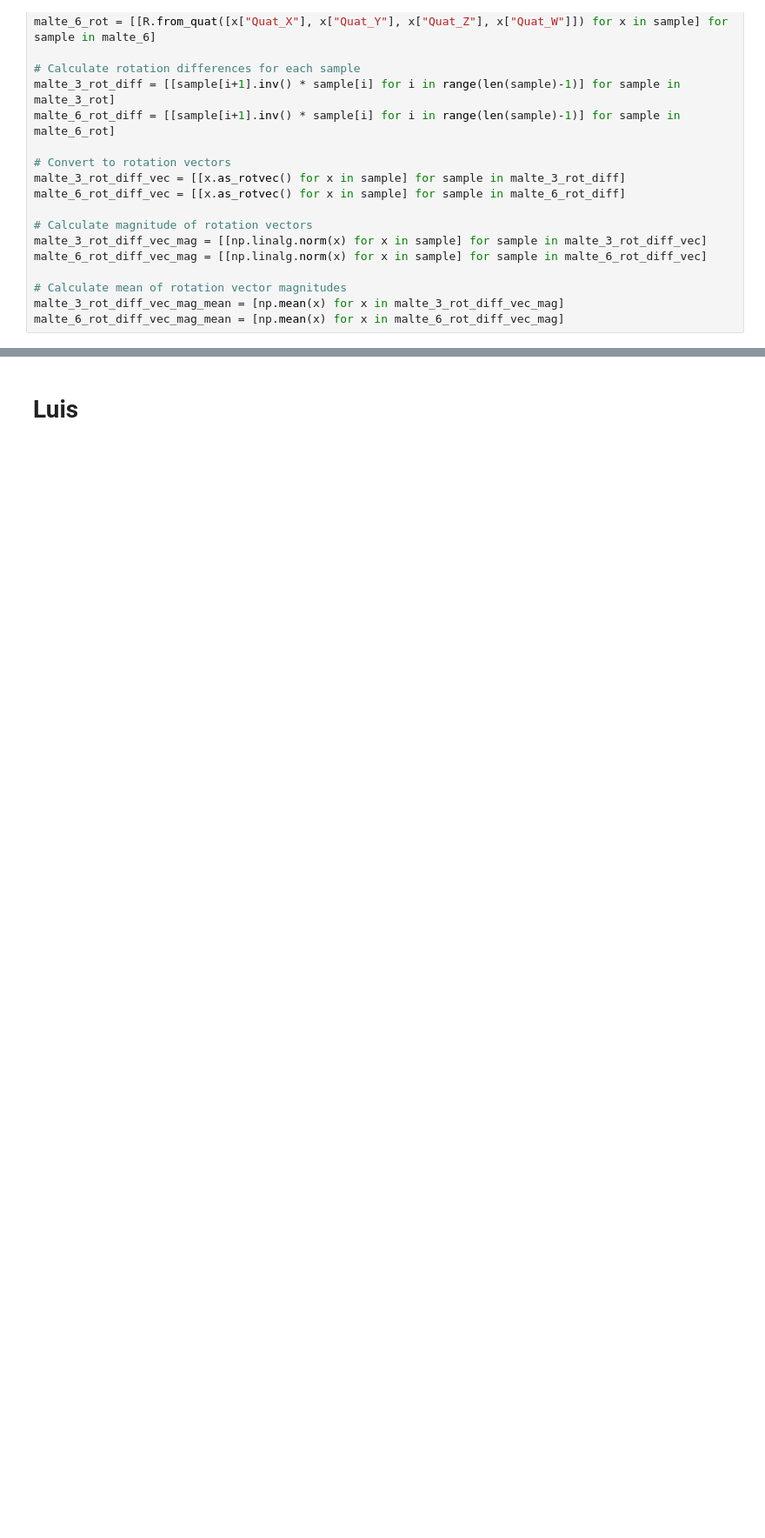
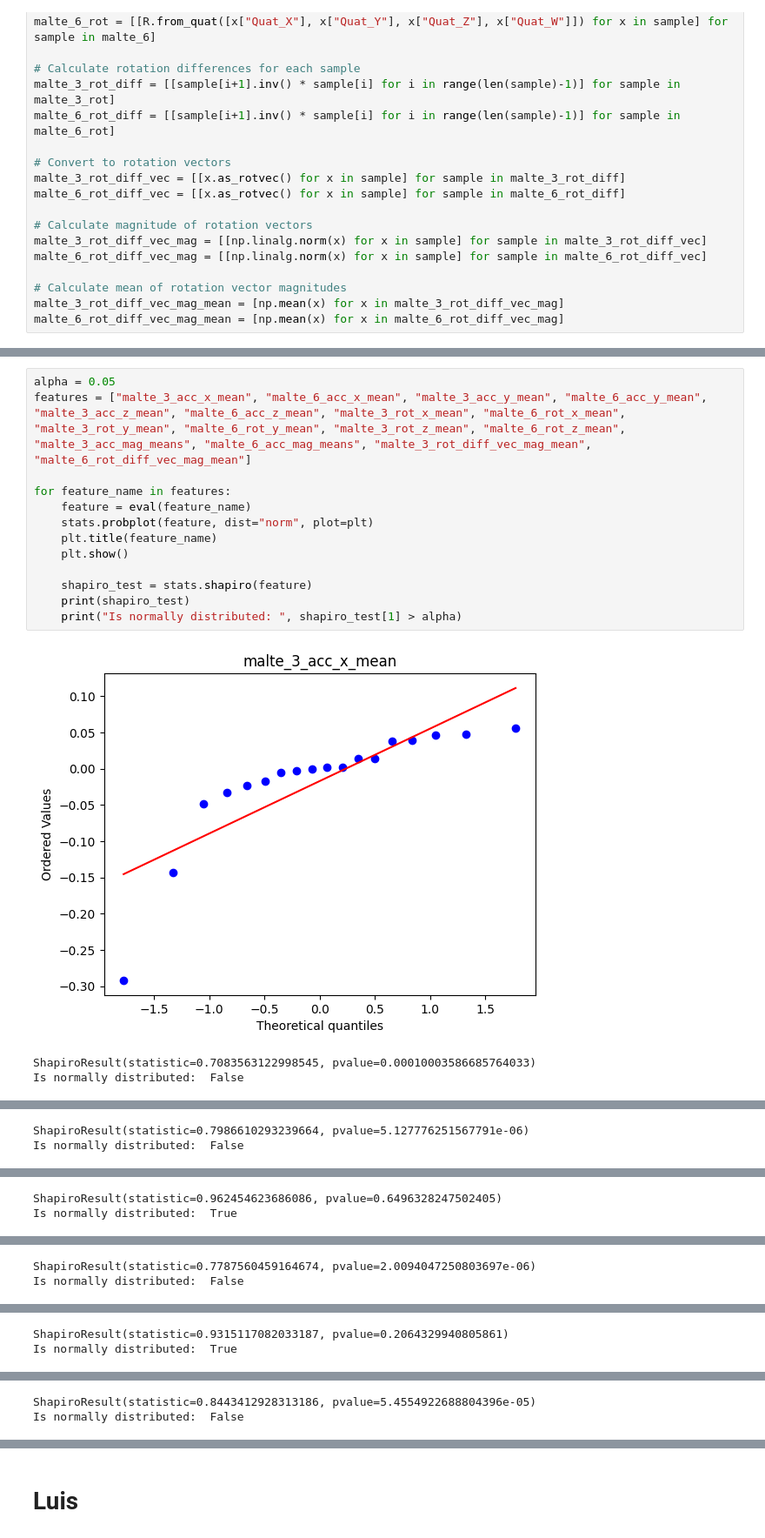
Before and after one commit to malte-j/climbing-grade-classifier, a Jupyter notebook: statistical-tests.ipynb, the cells around one changed output, grey strips where cells are left out. Shown at 87% size. Cells and saved outputs as stored; diff of their text form; blank space fills up the shorter version.

Commit message:
add shapiro wilk test

```diff
--- a/statistical-tests.ipynb
+++ b/statistical-tests.ipynb
@@ -171,0 +76,17 @@ plt.show()
+# %%
+alpha = 0.05
+features = ["malte_3_acc_x_mean", "malte_6_acc_x_mean", "malte_3_acc_y_mean", "malte_6_acc_y_mean", "malte_3_acc_z_mean", "malte_6_acc_z_mean", "malte_3_rot_x_mean", "malte_6_rot_x_mean", "malte_3_rot_y_mean", "malte_6_rot_y_mean", "malte_3_rot_z_mean", "malte_6_rot_z_mean", "malte_3_acc_mag_means", "malte_6_acc_mag_means", "malte_3_rot_diff_vec_mag_mean", "malte_6_rot_diff_vec_mag_mean"]
+
+for feature_name in features:
+    feature = eval(feature_name)
+    stats.probplot(feature, dist="norm", plot=plt)
+    plt.title(feature_name)
+    plt.show()
+
+    shapiro_test = stats.shapiro(feature)
+    print(shapiro_test)
+    print("Is normally distributed: ", shapiro_test[1] > alpha)
+# %% [output]
+[figure, added]
+ShapiroResult(statistic=0.7083563122998545, pvalue=0.00010003586685764033)
+Is normally distributed:  False
@@ -171,0 +94,2 @@ plt.show()
+ShapiroResult(statistic=0.7986610293239664, pvalue=5.127776251567791e-06)
+Is normally distributed:  False
@@ -171,0 +97,2 @@ plt.show()
+ShapiroResult(statistic=0.962454623686086, pvalue=0.6496328247502405)
+Is normally distributed:  True
@@ -171,0 +100,2 @@ plt.show()
+ShapiroResult(statistic=0.7787560459164674, pvalue=2.0094047250803697e-06)
+Is normally distributed:  False
@@ -171,0 +103,2 @@ plt.show()
+ShapiroResult(statistic=0.9315117082033187, pvalue=0.2064329940805861)
+Is normally distributed:  True
@@ -171,0 +106,2 @@ plt.show()
+ShapiroResult(statistic=0.8443412928313186, pvalue=5.4554922688804396e-05)
+Is normally distributed:  False
```
Also changed, not shown: parts of 4 cells of this notebook.
